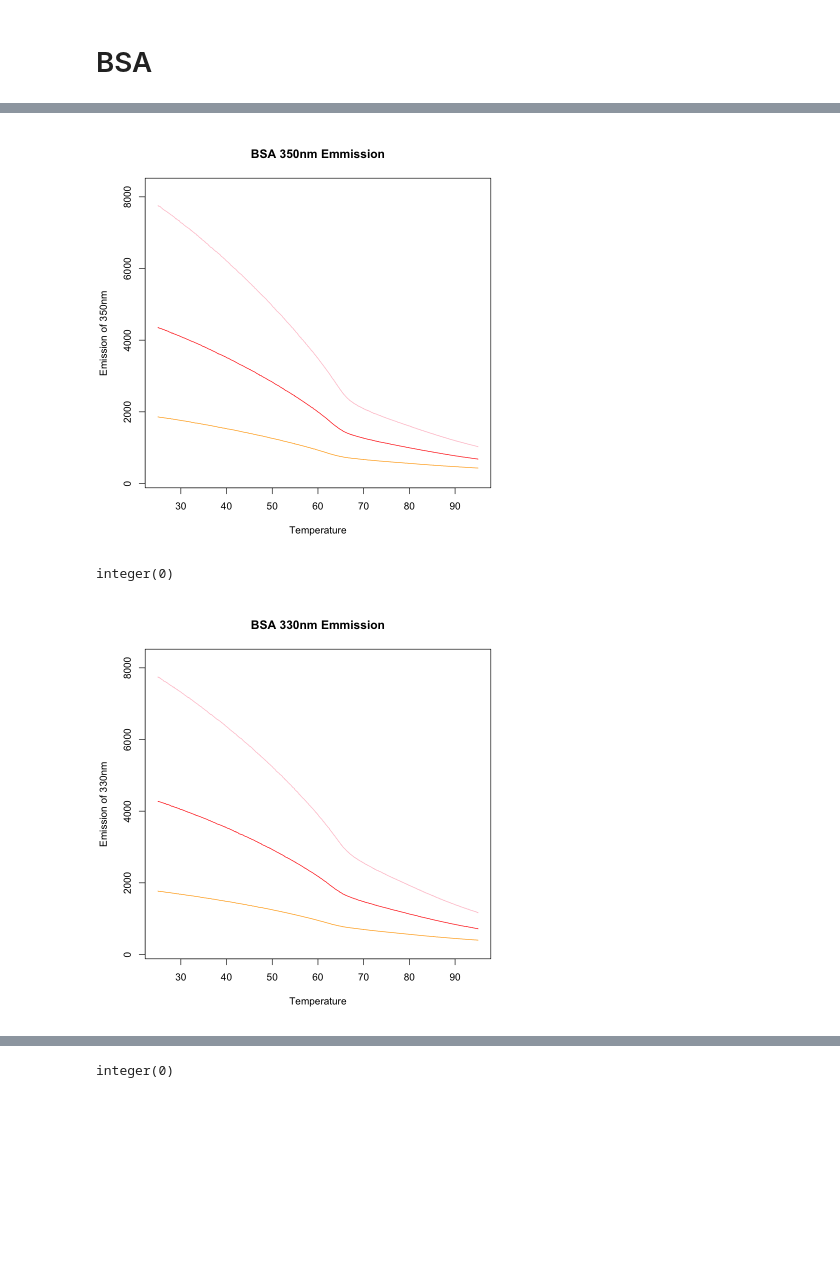
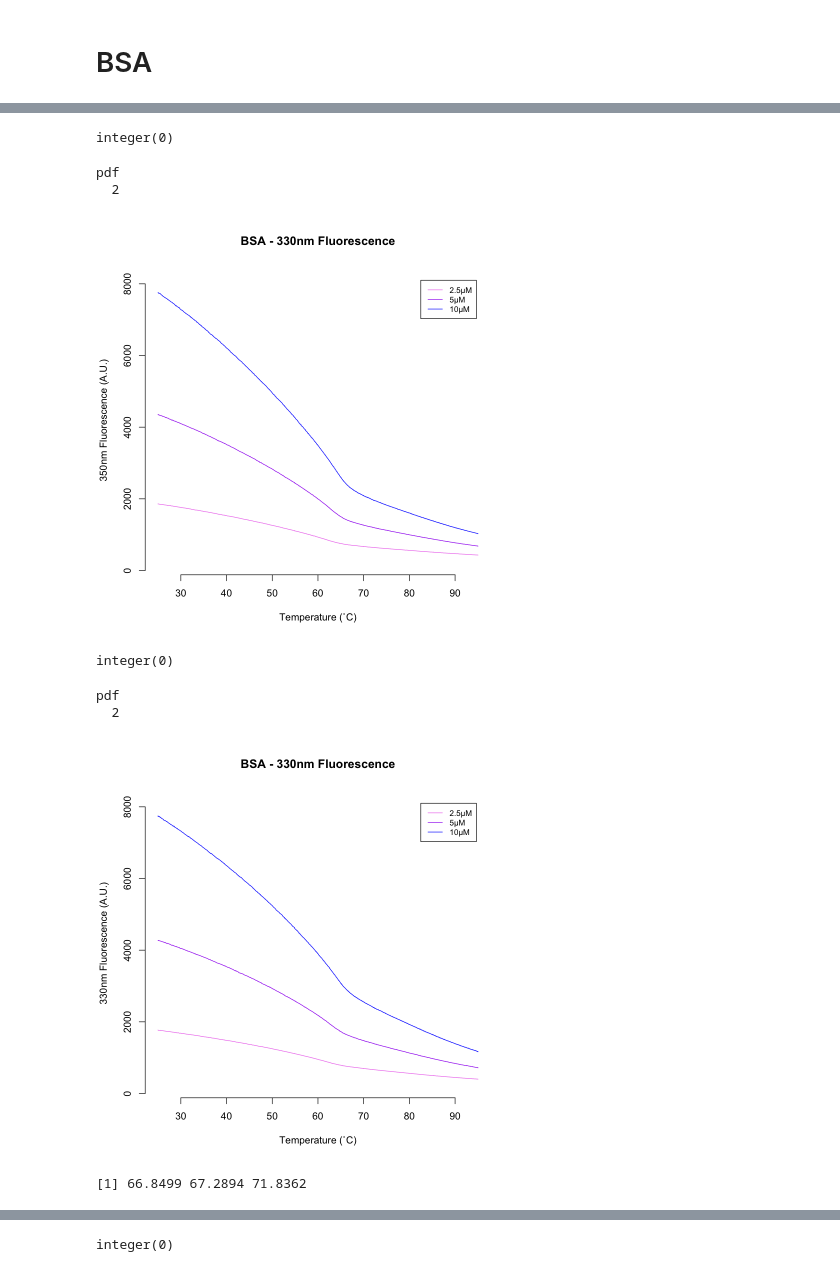
Before and after one commit to zrthxn/molbiolab, a Jupyter notebook: unfolding.ipynb, the cells around one changed output, grey strips where cells are left out. Drawn from its saved outputs; the diff is of its cells as text; code cells hidden in the pictures; blank space fills up the shorter version.

```diff
--- a/unfolding.ipynb
+++ b/unfolding.ipynb
@@ -80,26 +93,47 @@ lines(x = data$Temperature.for.Cap.32...C., y = data$Ratio.350.nm...330.nm.for.C
 # %%
-# Emission of 350nm
+theme = c("violet", "purple", "blue")
 
-Eg1 <- plot(x = data$Temperature.for.Cap.30...C., y = data$X350.nm.for.Cap.30, col="orange",
+# Fluorescence of 350nm
+plot(x = data$Temperature.for.Cap.30...C., y = data$X350.nm.for.Cap.30, col=theme[1],
      type = "l",
      ylim = c(200,8200),
-     xlab="Temperature", ylab="Emission of 350nm",
-     main="BSA 350nm Emmission") +
-lines(x = data$Temperature.for.Cap.31...C., y = data$X350.nm.for.Cap.31, col="red") +
-lines(x = data$Temperature.for.Cap.32...C., y = data$X350.nm.for.Cap.32, col="pink")
+     xlab="Temperature (˚C)", ylab="350nm Fluorescence (A.U.)",
+     main="BSA - 330nm Fluorescence", frame = FALSE) +
+lines(x = data$Temperature.for.Cap.31...C., y = data$X350.nm.for.Cap.31, col=theme[2]) +
+lines(x = data$Temperature.for.Cap.32...C., y = data$X350.nm.for.Cap.32, col=theme[3])
+legend(82.5, 8100, legend=c("2.5µM", "5µM", "10µM"), col=theme, lty=1, cex=0.8)
+dev.print(png, 'resources/unfolding_BSA_350.png', width=500, height=500)
 
-# Emission of 330nm
-
-Eg2 <- plot(x = data$Temperature.for.Cap.30...C., y = data$X330.nm.for.Cap.30, col="orange",
+# Fluorescence of 330nm
+plot(x = data$Temperature.for.Cap.30...C., y = data$X330.nm.for.Cap.30, col=theme[1],
      type = "l",
      ylim = c(200,8200),
-     xlab="Temperature", ylab="Emission of 330nm",
-     main="BSA 330nm Emmission") +
-lines(x = data$Temperature.for.Cap.31...C., y = data$X330.nm.for.Cap.31, col="red") +
-lines(x = data$Temperature.for.Cap.32...C., y = data$X330.nm.for.Cap.32, col="pink")
-
-Eg1 + Eg2
+     xlab="Temperature (˚C)", ylab="330nm Fluorescence (A.U.)",
+     main="BSA - 330nm Fluorescence", frame = FALSE) +
+lines(x = data$Temperature.for.Cap.31...C., y = data$X330.nm.for.Cap.31, col=theme[2]) +
+lines(x = data$Temperature.for.Cap.32...C., y = data$X330.nm.for.Cap.32, col=theme[3])
+legend(82.5, 8100, legend=c("2.5µM", "5µM", "10µM"), col=theme, lty=1, cex=0.8)
+dev.print(png, 'resources/unfolding_BSA_330.png', width=500, height=500)
 # %% [output]
+integer(0)
+pdf
+  2
-[figure, old version]
+[figure, new version]
-integer(0)
+integer(0)
+pdf
+  2
-[figure, old version]
+[figure, new version]
+# %%
+bsa_transitions = c(
+    (min(data$Ratio.350.nm...330.nm.for.Cap.30)),
+    (min(data$Ratio.350.nm...330.nm.for.Cap.31)),
+    (min(data$Ratio.350.nm...330.nm.for.Cap.32))
+)
+bsa_transitions_T = c(
+    data$Temperature.for.Cap.30...C.[Closest(data$Ratio.350.nm...330.nm.for.Cap.30, bsa_transitions[1], which = TRUE) - 7],
+    data$Temperature.for.Cap.31...C.[Closest(data$Ratio.350.nm...330.nm.for.Cap.31, bsa_transitions[2], which = TRUE) + 1],
+    data$Temperature.for.Cap.32...C.[Closest(data$Ratio.350.nm...330.nm.for.Cap.32, bsa_transitions[3], which = TRUE) + 1]
+)
+bsa_transitions_T
+# %% [output]
+[1] 66.8499 67.2894 71.8362
```
Also changed, not shown: parts of 10 cells of this notebook, 18 other files.
